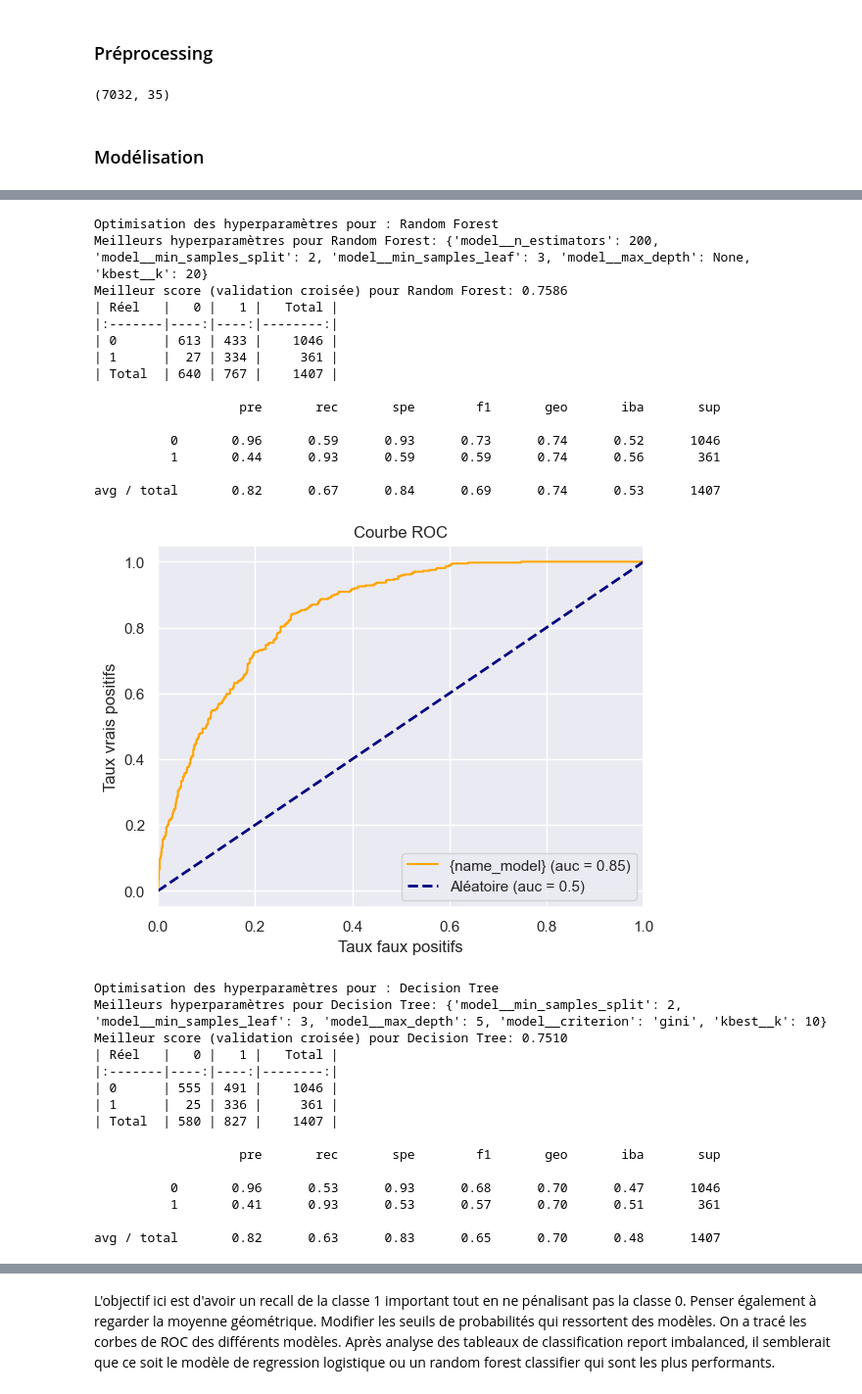
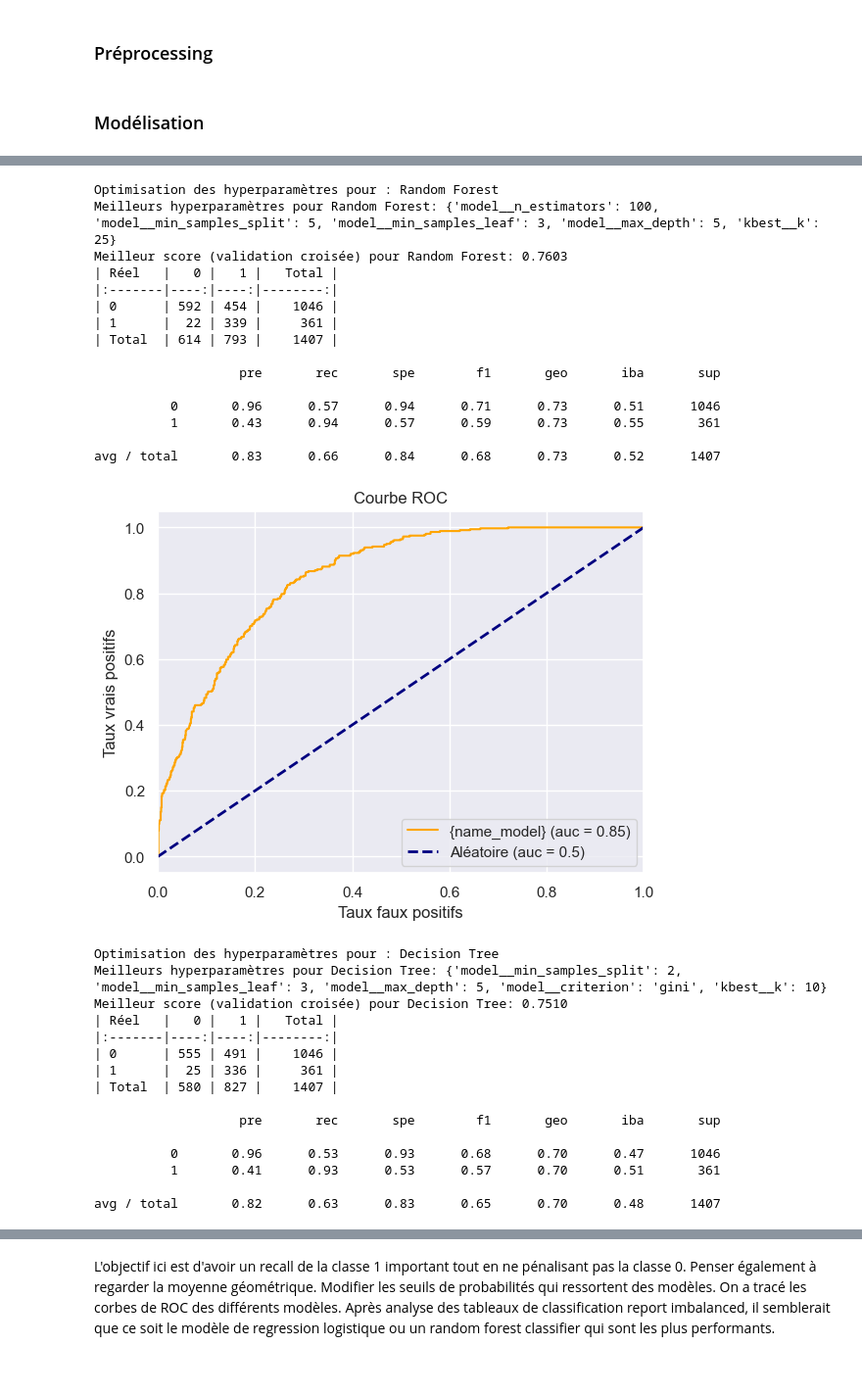
Before and after one commit to anthoferre/telco_customer_churn, a Jupyter notebook: telco_customer_churn.ipynb, the cells around one changed output, grey strips where cells are left out. Shown at 98% size. Cells and saved outputs as stored; diff of their text form; code cells hidden in the pictures.

```diff
--- a/telco_customer_churn.ipynb
+++ b/telco_customer_churn.ipynb
@@ -123,7 +126,3 @@ df = df.rename(columns={"OnlineSecurity_No internet service" : "No_internet_serv
-# %%
-df.shape
-# %% [output]
-(7032, 35)
 # %% [markdown]
 ### Modélisation
 # %%
@@ -206,6 +210,9 @@ for name_model, model in list_of_models:
     y_pred = grid.predict(x_test)
     y_pred_proba = grid.predict_proba(x_test)
     y_preds = np.where(y_pred_proba[:,1]>0.35, 1, 0)
+    joblib.dump(grid, 'my_model_{}.pkl'.format(name_model))
+
+
 
     print(f"Meilleurs hyperparamètres pour {name_model}: {grid.best_params_}")
     print(f"Meilleur score (validation croisée) pour {name_model}: {grid.best_score_:.4f}")
@@ -244,42 +251,42 @@ Meilleur score (validation croisée) pour Logistic Regression: 0.7606
                    pre       rec       spe        f1       geo       iba       sup
 
           0       0.96      0.57      0.93      0.72      0.73      0.51      1046
           1       0.43      0.93      0.57      0.59      0.73      0.55       361
 
 avg / total       0.82      0.67      0.84      0.68      0.73      0.52      1407
 [figure]
 Optimisation des hyperparamètres pour : Support Vector Machine
 Meilleurs hyperparamètres pour Support Vector Machine: {'model__kernel': 'linear', 'model__gamma': 0.001, 'model__C': 1, 'kbest__k': 10}
 Meilleur score (validation croisée) pour Support Vector Machine: 0.7440
 | Réel   |   0 |   1 |   Total |
 |:-------|----:|----:|--------:|
 | 0      | 696 | 350 |    1046 |
 | 1      |  60 | 301 |     361 |
 | Total  | 756 | 651 |    1407 |
 
                    pre       rec       spe        f1       geo       iba       sup
 
           0       0.92      0.67      0.83      0.77      0.74      0.55      1046
           1       0.46      0.83      0.67      0.59      0.74      0.56       361
 
 avg / total       0.80      0.71      0.79      0.73      0.74      0.55      1407
 [figure]
 Optimisation des hyperparamètres pour : Random Forest
-Meilleurs hyperparamètres pour Random Forest: {'model__n_estimators': 200, 'model__min_samples_split': 2, 'model__min_samples_leaf': 3, 'model__max_depth': None, 'kbest__k': 20}
-Meilleur score (validation croisée) pour Random Forest: 0.7586
+Meilleurs hyperparamètres pour Random Forest: {'model__n_estimators': 100, 'model__min_samples_split': 5, 'model__min_samples_leaf': 3, 'model__max_depth': 5, 'kbest__k': 25}
+Meilleur score (validation croisée) pour Random Forest: 0.7603
 | Réel   |   0 |   1 |   Total |
 |:-------|----:|----:|--------:|
-| 0      | 613 | 433 |    1046 |
-| 1      |  27 | 334 |     361 |
-| Total  | 640 | 767 |    1407 |
+| 0      | 592 | 454 |    1046 |
+| 1      |  22 | 339 |     361 |
+| Total  | 614 | 793 |    1407 |
 
                    pre       rec       spe        f1       geo       iba       sup
 
-          0       0.96      0.59      0.93      0.73      0.74      0.52      1046
-          1       0.44      0.93      0.59      0.59      0.74      0.56       361
+          0       0.96      0.57      0.94      0.71      0.73      0.51      1046
+          1       0.43      0.94      0.57      0.59      0.73      0.55       361
 
-avg / total       0.82      0.67      0.84      0.69      0.74      0.53      1407
+avg / total       0.83      0.66      0.84      0.68      0.73      0.52      1407
-[figure, old version]
+[figure, new version]
 Optimisation des hyperparamètres pour : Decision Tree
 Meilleurs hyperparamètres pour Decision Tree: {'model__min_samples_split': 2, 'model__min_samples_leaf': 3, 'model__max_depth': 5, 'model__criterion': 'gini', 'kbest__k': 10}
 Meilleur score (validation croisée) pour Decision Tree: 0.7510
```
Also changed, not shown: parts of 6 cells of this notebook, 9 other files.
